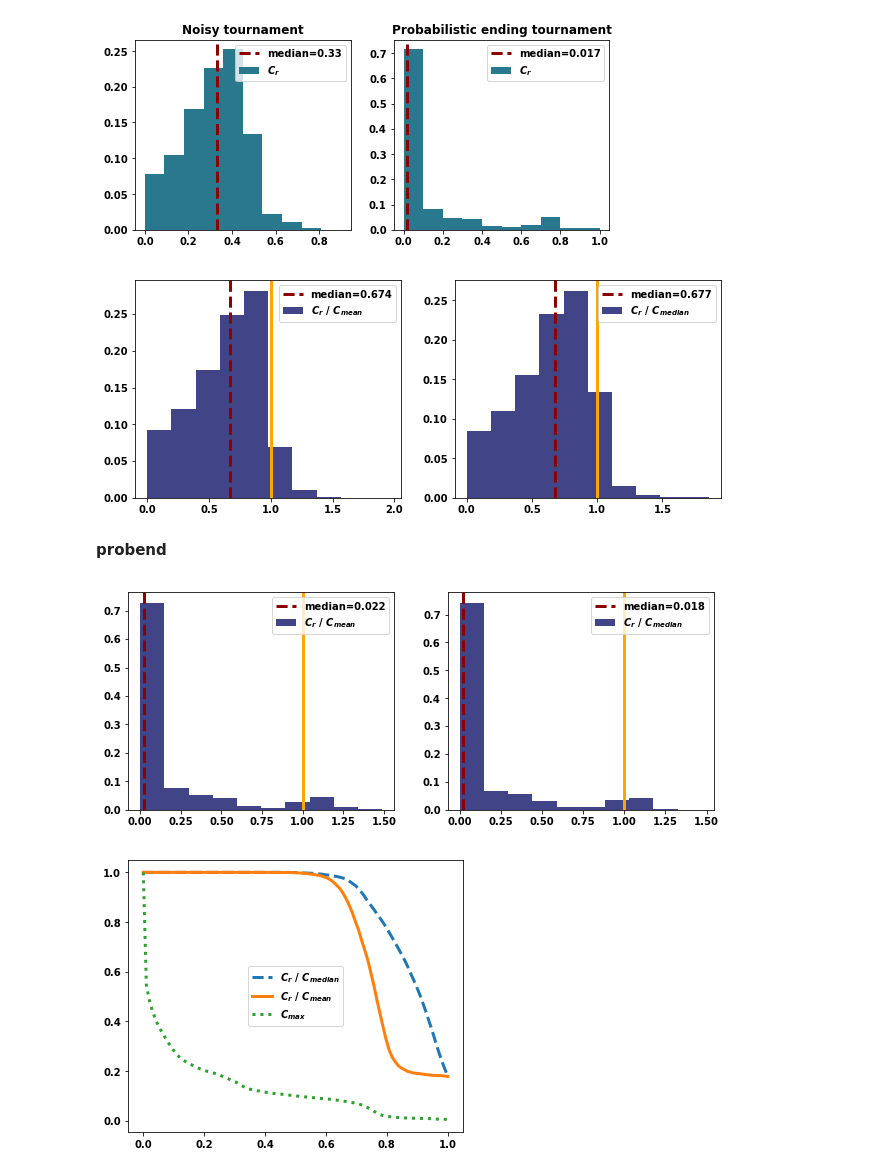
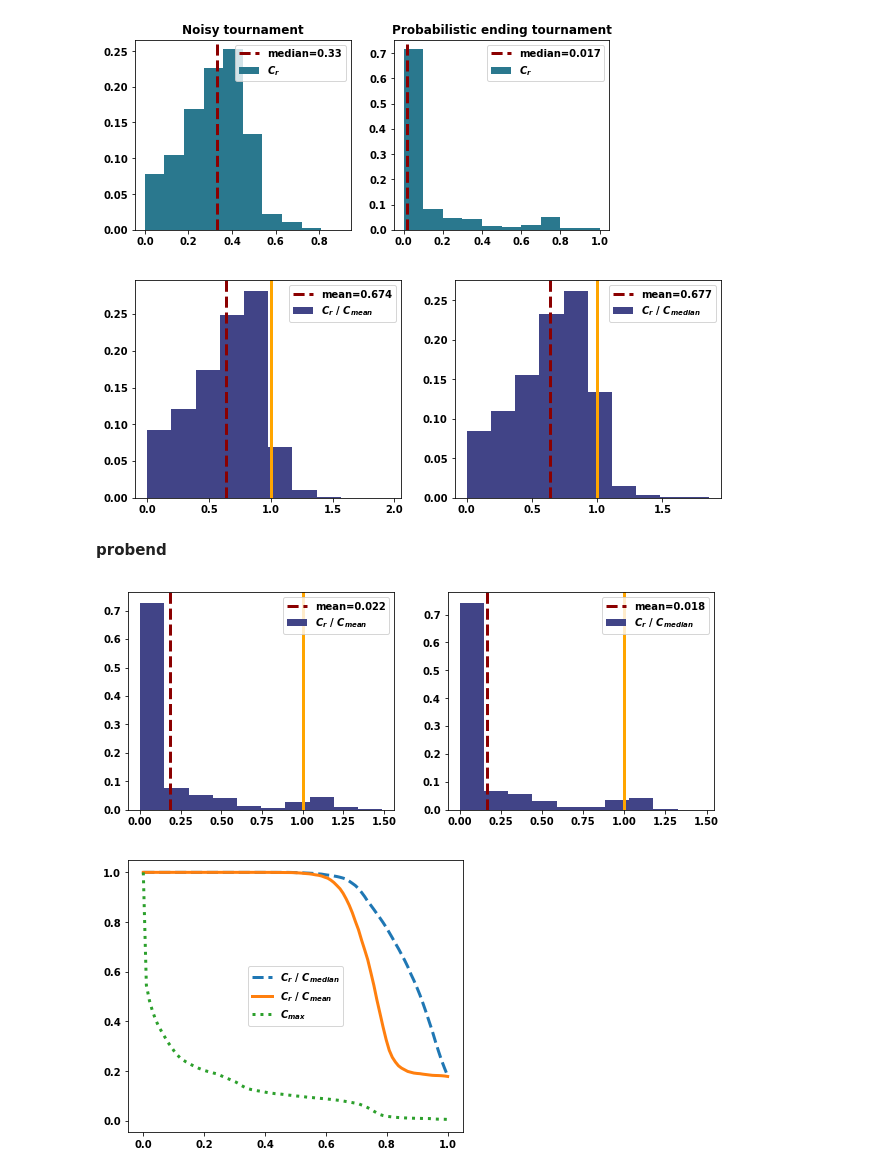
Before and after one commit to Nikoleta-v3/meta-analysis-of-prisoners-dilemma-tournaments, a Jupyter notebook: nbs/5. Discussion.ipynb, the cells around one changed output. Drawn from its saved outputs; the diff is of its cells as text; code cells hidden in the pictures.

Commit message:
run notebooks which generate images and tables

```diff
--- a/nbs/5. Discussion.ipynb
+++ b/nbs/5. Discussion.ipynb
@@ -58,11 +58,11 @@ for i, rate in enumerate(['Cooperation_rating_comp_to_mean', 'Cooperation_rating
         label='1'
     )
     axes[i].axvline(
-        np.median(values),
+        np.mean(values),
         color="darkred",
         linestyle="dashed",
         linewidth=3,
-        label="median=%s" % round(np.median(values), 3),
+        label="mean=%s" % round(np.median(values), 3),
     )
     axes[i].legend();
 
@@ -136,17 +136,17 @@ for i, rate in enumerate(['Cooperation_rating_comp_to_mean', 'Cooperation_rating
         linewidth=3,
     )
     axes[i].axvline(
-        np.median(values),
+        np.mean(values),
         color="darkred",
         linestyle="dashed",
         linewidth=3,
-        label="median=%s" % round(np.median(values), 3),
+        label="mean=%s" % round(np.median(values), 3),
     )
     axes[i].legend();
 
 fig.savefig('../images/compared_to_mean_median_noisy.pdf', bbox_inches='tight')
 # %% [output]
-[figure, old version]
+[figure, new version]
 # %% [markdown]
 **probend**
 # %%
@@ -156,29 +156,29 @@ winners_probend = probend[probend['Normalized_Rank'] == 0]
 # %%
 fig, axes = plt.subplots(nrows=1, ncols=2, figsize=(10.5, 4))
 
 for i, rate in enumerate(['Cooperation_rating_comp_to_mean',
                           'Cooperation_rating_comp_to_median']):
 
     values = winners_probend[rate]
     weights = np.ones_like(values) / float(len(values))
     axes[i].hist(values, weights=weights, color=color, label=plot.features_labels[rate])
     axes[i].axvline(
         1,
         color="orange",
         linewidth=3,
     )
     axes[i].axvline(
-        np.median(values),
+        np.mean(values),
         color="darkred",
         linestyle="dashed",
         linewidth=3,
-        label="median=%s" % round(np.median(values), 3),
+        label="mean=%s" % round(np.median(values), 3),
     )
     axes[i].legend();
 
 fig.savefig('../images/compared_to_mean_median_probend.pdf', bbox_inches='tight')
 # %% [output]
-[figure, old version]
+[figure, new version]
 # %%
 x = winners_probend['Cooperation_rating']
 
```
Also changed, not shown: parts of 3 cells of this notebook, 19 other files.
